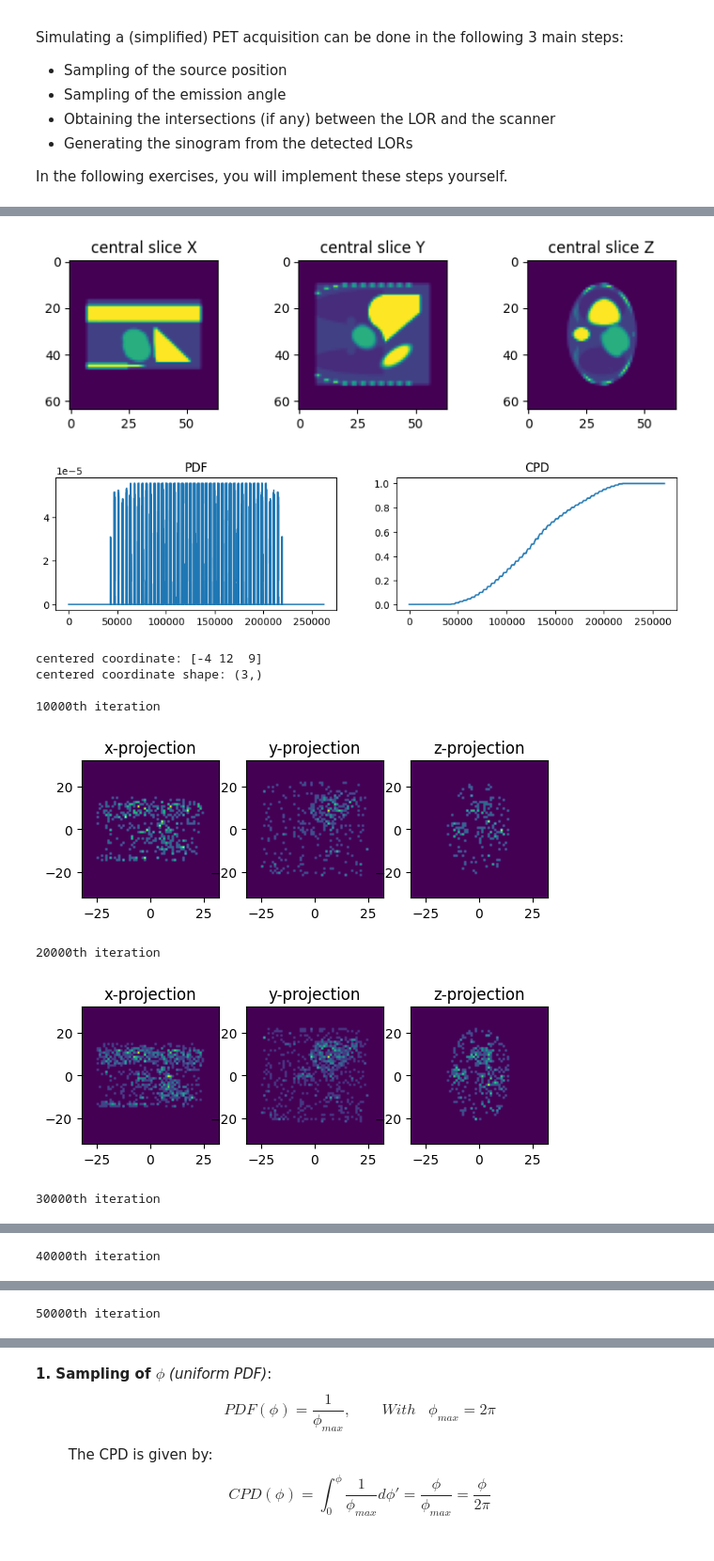
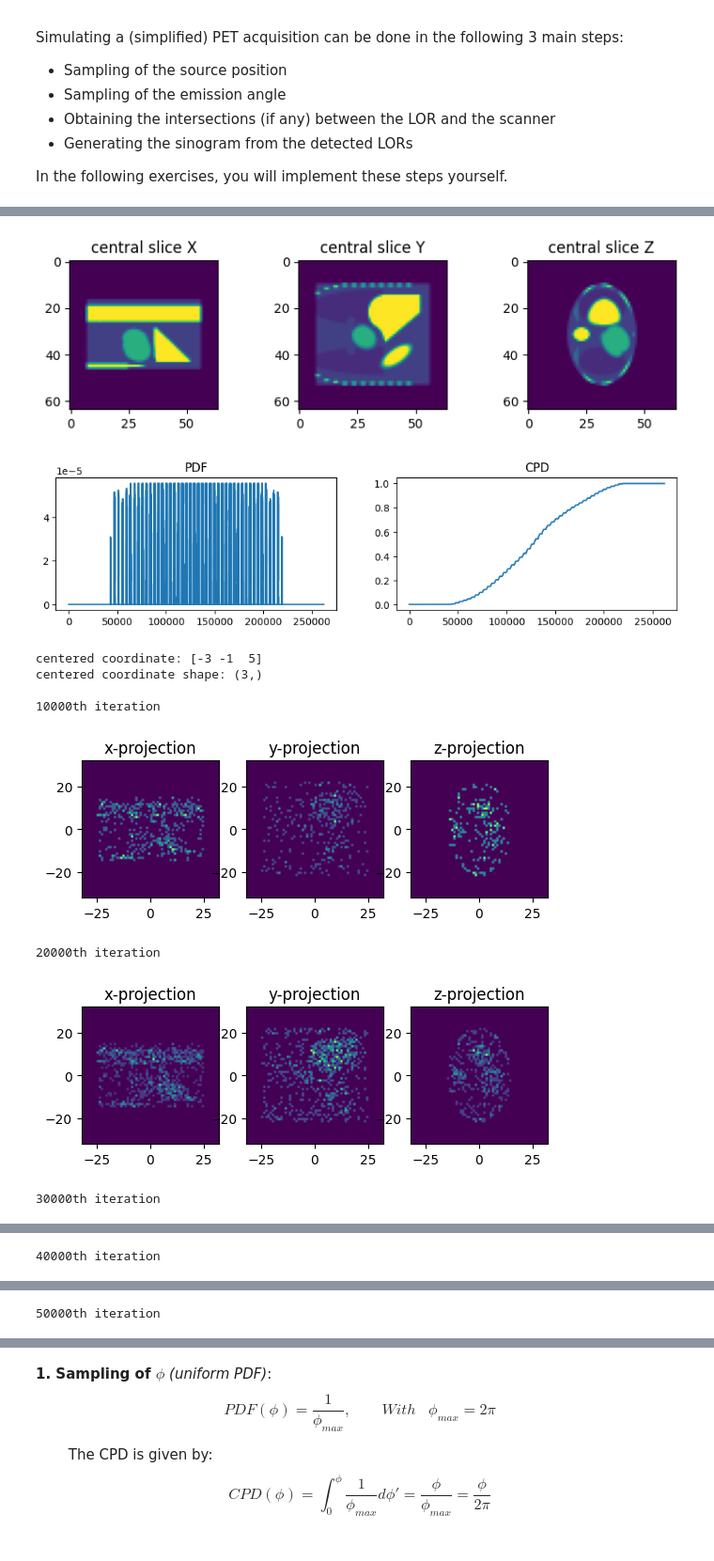
Before and after one commit to cesarz10/Medical-Imaging-UGent, a Jupyter notebook: Practicum 2/Practicum_2_CesarZapata.ipynb, the cells around one changed output, grey strips where cells are left out. Shown: that part at 94% size. Saved outputs shown, nothing was run; the diff lists cells and outputs as text; code cells hidden in the pictures.

```diff
--- a/Practicum 2/Practicum_2_CesarZapata.ipynb
+++ b/Practicum 2/Practicum_2_CesarZapata.ipynb
@@ -127,7 +127,7 @@ length = 100000
 
 for i in range (length): # 100.000 iterations
     actual_coord = get_pos_from_CPD(cpd)
-    if i==3: print(f'centered coordinate: {centered_coord}\ncentered coordinate shape: {centered_coord.shape}\n')
+    if i==3: print(f'centered coordinate: {actual_coord}\ncentered coordinate shape: {actual_coord.shape}\n')
 
     # appending coordinates into lists
     x.append(actual_coord[0])
@@ -135,35 +135,35 @@ for i in range (length): # 100.000 iterations
     z.append(actual_coord[2])
 
     # visualize every 10.000 iterations
     if ((not(i % 10000) or i == length-1) and i != 0): # i is not 0,is a multiple of 10.000 or the last iteration
         H, edges = np.histogramdd((x,y,z), bins=64,range=[(-32,32),(-32,32),(-32,32)]) # 3D histogram
 
         print(f'{i}th iteration')
 
         # plotting the dimensions of the 3D histogram
         figs,axs=plt.subplots(1,3)
 
         # x-projection
         axs[0].imshow(H[31,:,:],extent=[-32,32,-32,32])
         axs[0].set_title('x-projection')
 
         # y-projection
         axs[1].imshow(H[:,31,:],extent=[-32,32,-32,32])
         axs[1].set_title('y-projection')
 
         # z-projection
         axs[2].imshow(H[:,:,31],extent=[-32,32,-32,32])
         axs[2].set_title('z-projection')
 
         plt.show()
 # %% [output]
 [figure]
 [figure]
-centered coordinate: [-4 12  9]
+centered coordinate: [-3 -1  5]
 centered coordinate shape: (3,)
 
 10000th iteration
-[figure, old version]
+[figure, new version]
 20000th iteration
-[figure, old version]
+[figure, new version]
 30000th iteration
```
Also changed, not shown: parts of 8 cells of this notebook.
